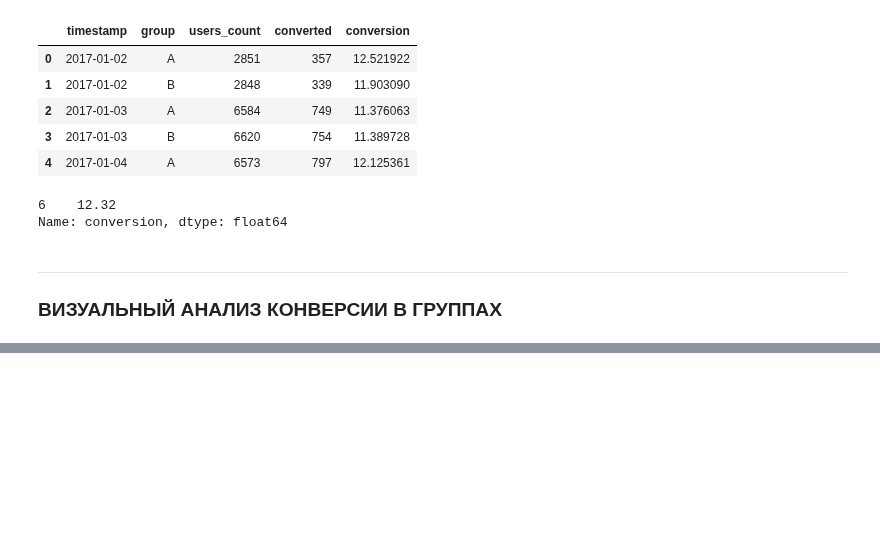
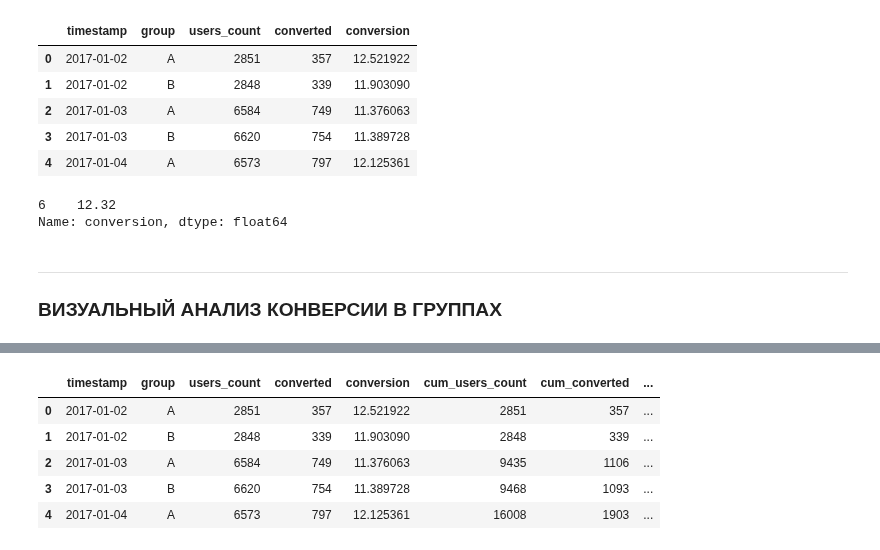
Before and after one commit to royvudgren/sf_datascience_practice, a Jupyter notebook: EDA-5 A-B testing/4 cumulative metrics.ipynb, the cells around one changed output, grey strips where cells are left out. Drawn from its saved outputs; the diff is of its cells as text; code cells hidden in the pictures; blank space fills up the shorter version.

```diff
--- a/EDA-5 A-B testing/4 cumulative metrics.ipynb
+++ b/EDA-5 A-B testing/4 cumulative metrics.ipynb
@@ -110,0 +249,18 @@ Name: conversion, dtype: float64
+# %%
+#  рассчитаем кумулятивную конверсию — это отношение ежедневной кумулятивной
+# суммы количества посетителей к ежедневной кумулятивной сумме количества совершённых целевых действий
+
+# вычисляем кумулятивную сумму количества посетителей
+daily_data['cum_users_count'] = daily_data.groupby(['group'])['users_count'].cumsum()
+# вычисляем кумулятивную сумму количества совершённых целевых действий
+daily_data['cum_converted'] = daily_data.groupby(['group'])['converted'].cumsum()
+# вычисляем кумулятивную конверсию
+daily_data['cum_conversion'] = daily_data['cum_converted']/daily_data['cum_users_count'] * 100
+display(daily_data.head())
+# %% [output]
+|  | timestamp | group | users_count | converted | conversion | cum_users_count | cum_converted | ... |
+| 0 | 2017-01-02 | A | 2851 | 357 | 12.521922 | 2851 | 357 | ... |
+| 1 | 2017-01-02 | B | 2848 | 339 | 11.903090 | 2848 | 339 | ... |
+| 2 | 2017-01-03 | A | 6584 | 749 | 11.376063 | 9435 | 1106 | ... |
+| 3 | 2017-01-03 | B | 6620 | 754 | 11.389728 | 9468 | 1093 | ... |
+| 4 | 2017-01-04 | A | 6573 | 797 | 12.125361 | 16008 | 1903 | ... |
```
Also changed, not shown: parts of 15 cells of this notebook.
